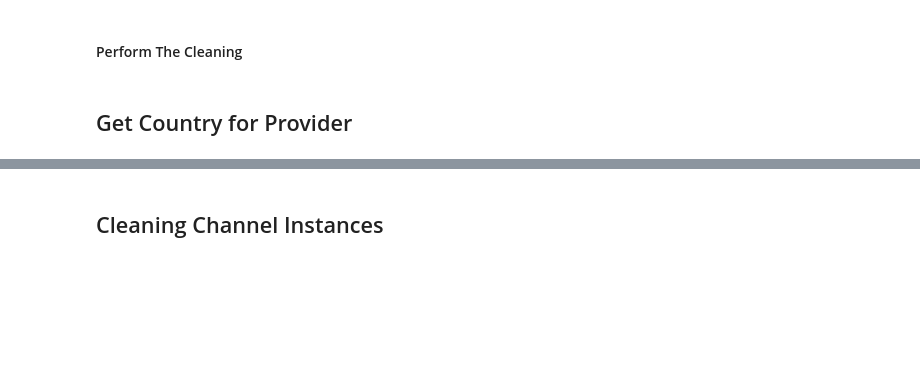
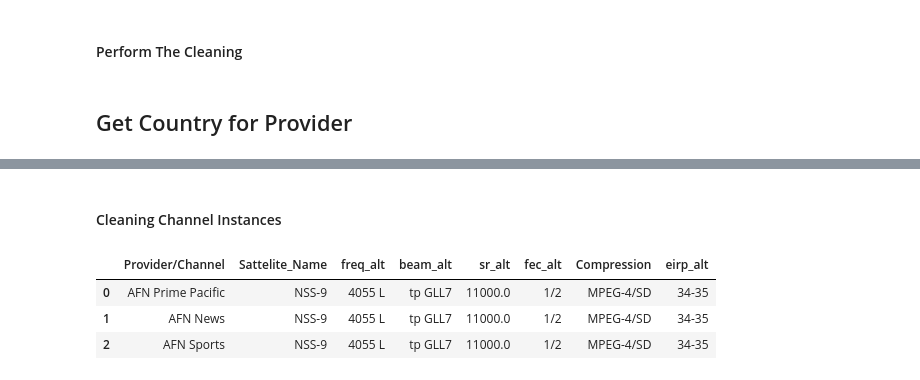
Before and after one commit to alibeep1/lyngsat-db, a Jupyter notebook: DB Project_v2.ipynb, the cells around one changed output, grey strips where cells are left out. Drawn from its saved outputs; the diff is of its cells as text; code cells hidden in the pictures; blank space fills up the shorter version.

```diff
--- a/DB Project_v2.ipynb
+++ b/DB Project_v2.ipynb
@@ -2078,3 +1097,3 @@ sql = "INSERT INTO channel (Name, Country) VALUES (%s, %s)"
 # %% [markdown]
-## Cleaning Channel Instances
+#### Cleaning Channel Instances
 # %%
@@ -2088 +1101,8 @@ channel_instances_df.keys()
+# %%
+channel_instances_df.head(3)
+# %% [output]
+|  | Provider/Channel | Sattelite_Name | freq_alt | beam_alt | sr_alt | fec_alt | Compression | eirp_alt |
+| 0 | AFN Prime Pacific | NSS-9 | 4055 L | tp GLL7 | 11000.0 | 1/2 | MPEG-4/SD | 34-35 |
+| 1 | AFN News | NSS-9 | 4055 L | tp GLL7 | 11000.0 | 1/2 | MPEG-4/SD | 34-35 |
+| 2 | AFN Sports | NSS-9 | 4055 L | tp GLL7 | 11000.0 | 1/2 | MPEG-4/SD | 34-35 |
 # %%
```
Also changed, not shown: parts of 113 cells of this notebook.
